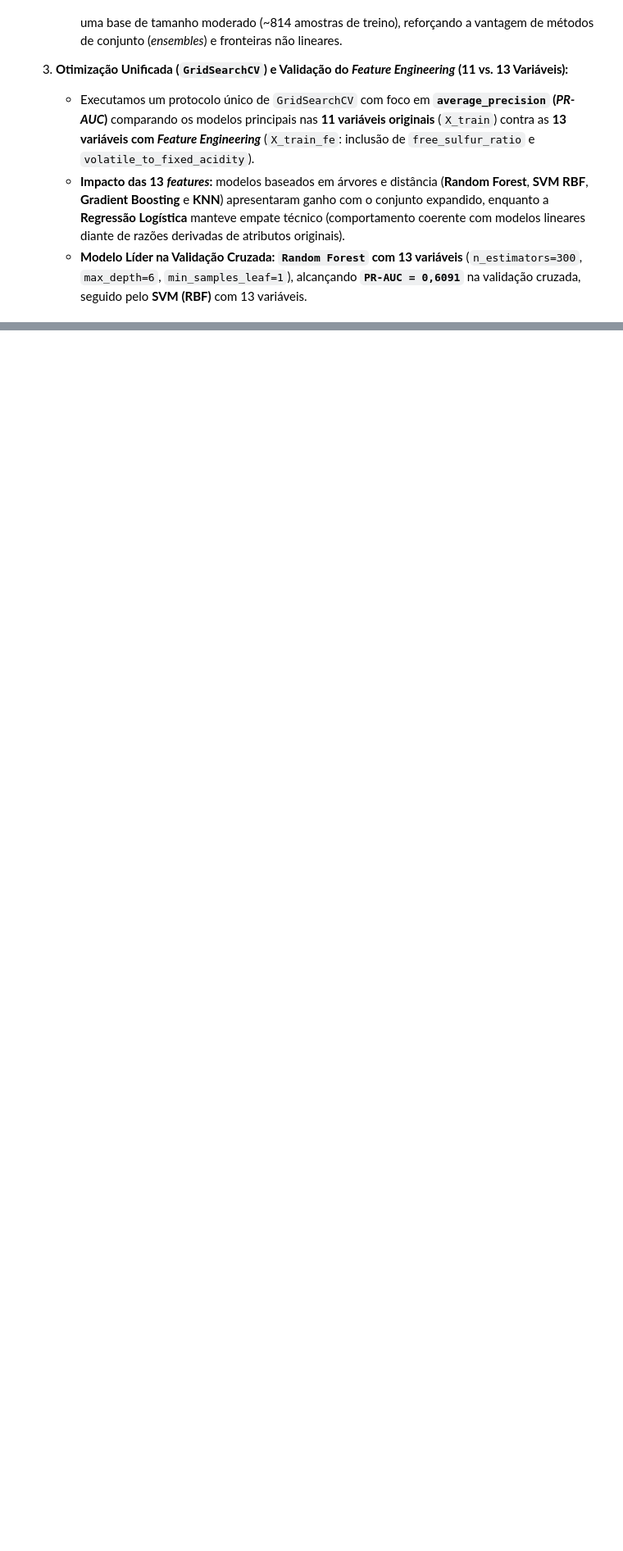
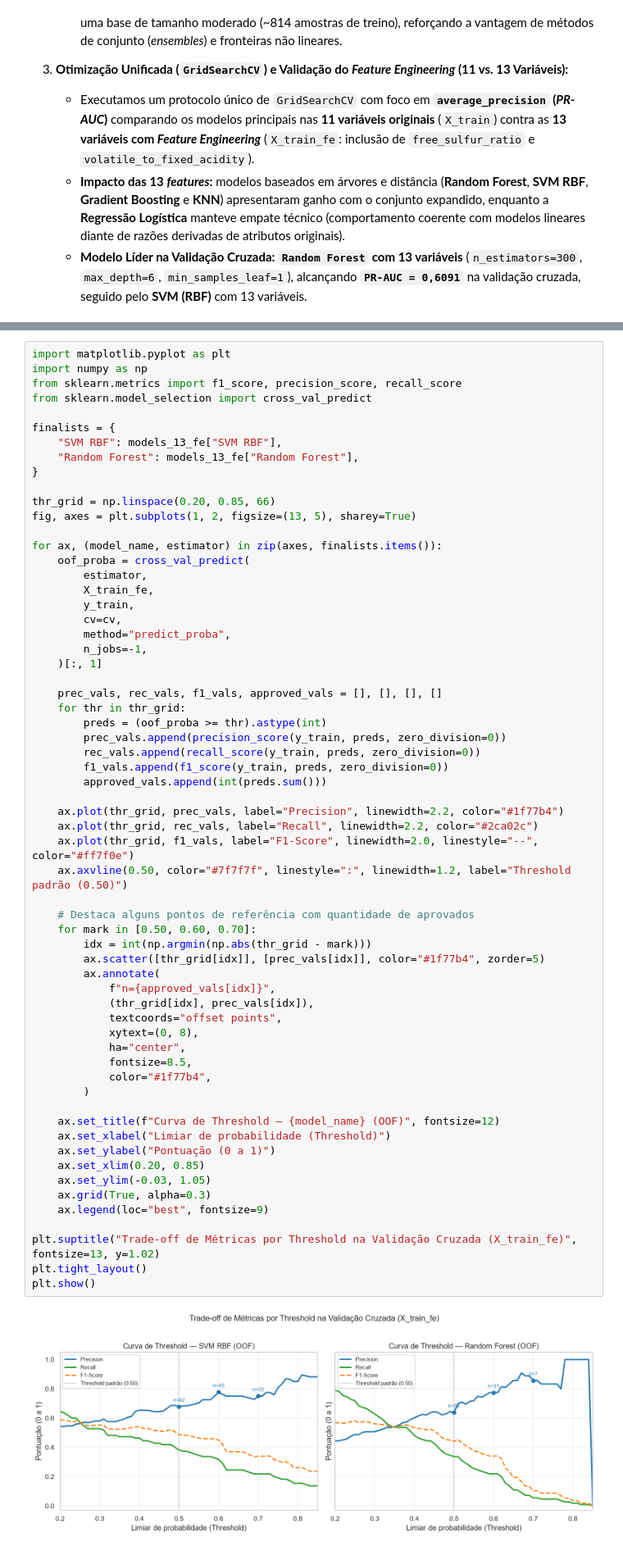
Before and after one commit to diegoolsilva/wine-quality-classification, a Jupyter notebook: notebooks/01_wine_quality_classification.ipynb, the cells around one changed output, grey strips where cells are left out. Shown at 82% size. Saved outputs shown, nothing was run; the diff lists cells and outputs as text; blank space fills up the shorter version.

```diff
--- a/notebooks/01_wine_quality_classification.ipynb
+++ b/notebooks/01_wine_quality_classification.ipynb
@@ -637,0 +756,64 @@ Nesta etapa, construímos uma base de comparação justa sob **Validação Cruza
+# %%
+import matplotlib.pyplot as plt
+import numpy as np
+from sklearn.metrics import f1_score, precision_score, recall_score
+from sklearn.model_selection import cross_val_predict
+
+finalists = {
+    "SVM RBF": models_13_fe["SVM RBF"],
+    "Random Forest": models_13_fe["Random Forest"],
+}
+
+thr_grid = np.linspace(0.20, 0.85, 66)
+fig, axes = plt.subplots(1, 2, figsize=(13, 5), sharey=True)
+
+for ax, (model_name, estimator) in zip(axes, finalists.items()):
+    oof_proba = cross_val_predict(
+        estimator,
+        X_train_fe,
+        y_train,
+        cv=cv,
+        method="predict_proba",
+        n_jobs=-1,
+    )[:, 1]
+
+    prec_vals, rec_vals, f1_vals, approved_vals = [], [], [], []
+    for thr in thr_grid:
+        preds = (oof_proba >= thr).astype(int)
+        prec_vals.append(precision_score(y_train, preds, zero_division=0))
+        rec_vals.append(recall_score(y_train, preds, zero_division=0))
+        f1_vals.append(f1_score(y_train, preds, zero_division=0))
+        approved_vals.append(int(preds.sum()))
+
+    ax.plot(thr_grid, prec_vals, label="Precision", linewidth=2.2, color="#1f77b4")
+    ax.plot(thr_grid, rec_vals, label="Recall", linewidth=2.2, color="#2ca02c")
+    ax.plot(thr_grid, f1_vals, label="F1-Score", linewidth=2.0, linestyle="--", color="#ff7f0e")
+    ax.axvline(0.50, color="#7f7f7f", linestyle=":", linewidth=1.2, label="Threshold padrão (0.50)")
+
+    # Destaca alguns pontos de referência com quantidade de aprovados
+    for mark in [0.50, 0.60, 0.70]:
+        idx = int(np.argmin(np.abs(thr_grid - mark)))
+        ax.scatter([thr_grid[idx]], [prec_vals[idx]], color="#1f77b4", zorder=5)
+        ax.annotate(
+            f"n={approved_vals[idx]}",
+            (thr_grid[idx], prec_vals[idx]),
+            textcoords="offset points",
+            xytext=(0, 8),
+            ha="center",
+            fontsize=8.5,
+            color="#1f77b4",
+        )
+
+    ax.set_title(f"Curva de Threshold — {model_name} (OOF)", fontsize=12)
+    ax.set_xlabel("Limiar de probabilidade (Threshold)")
+    ax.set_ylabel("Pontuação (0 a 1)")
+    ax.set_xlim(0.20, 0.85)
+    ax.set_ylim(-0.03, 1.05)
+    ax.grid(True, alpha=0.3)
+    ax.legend(loc="best", fontsize=9)
+
+plt.suptitle("Trade-off de Métricas por Threshold na Validação Cruzada (X_train_fe)", fontsize=13, y=1.02)
+plt.tight_layout()
+plt.show()
+# %% [output]
+[figure, added]
```
Also changed, not shown: parts of 10 cells of this notebook, 1 other file.
